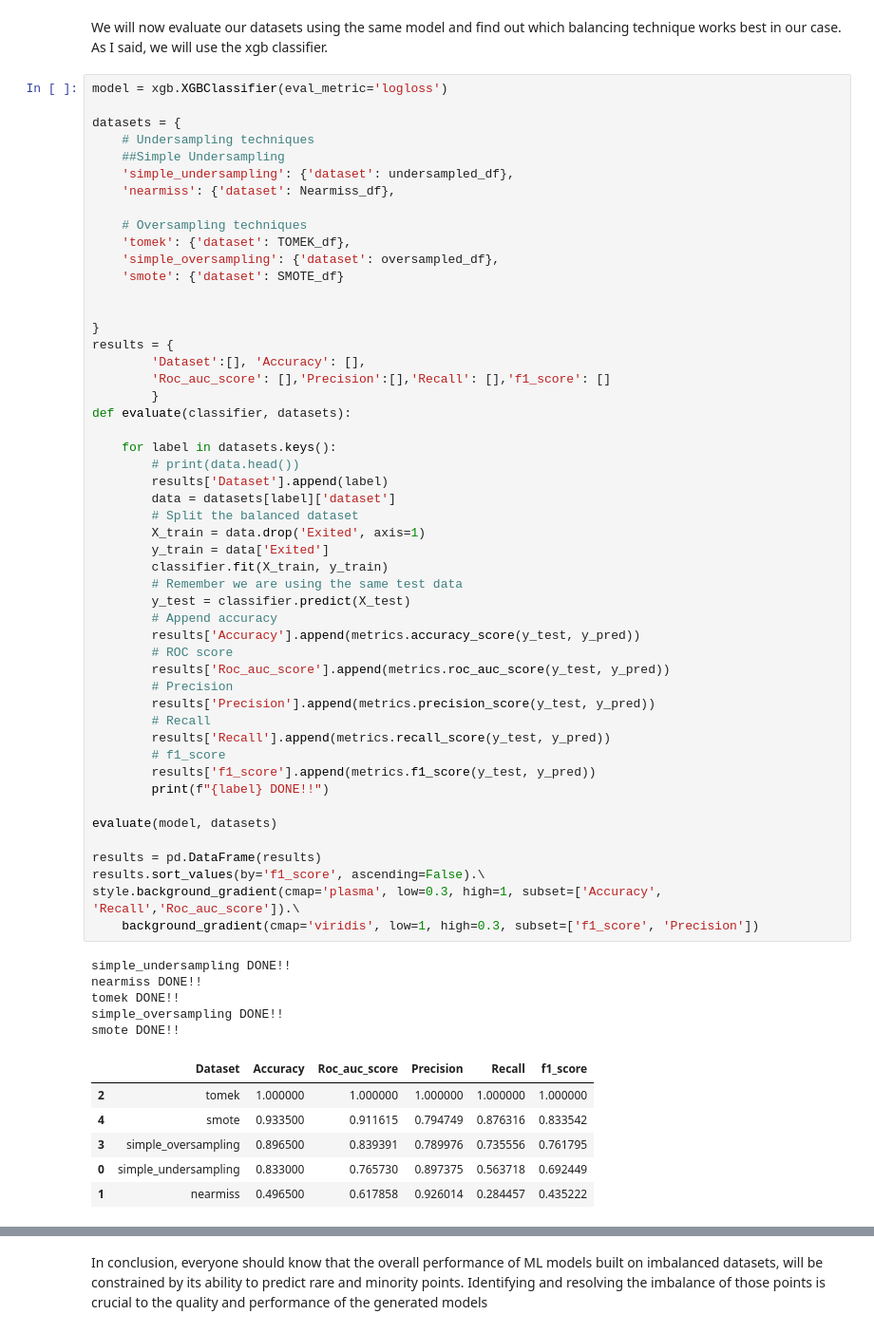
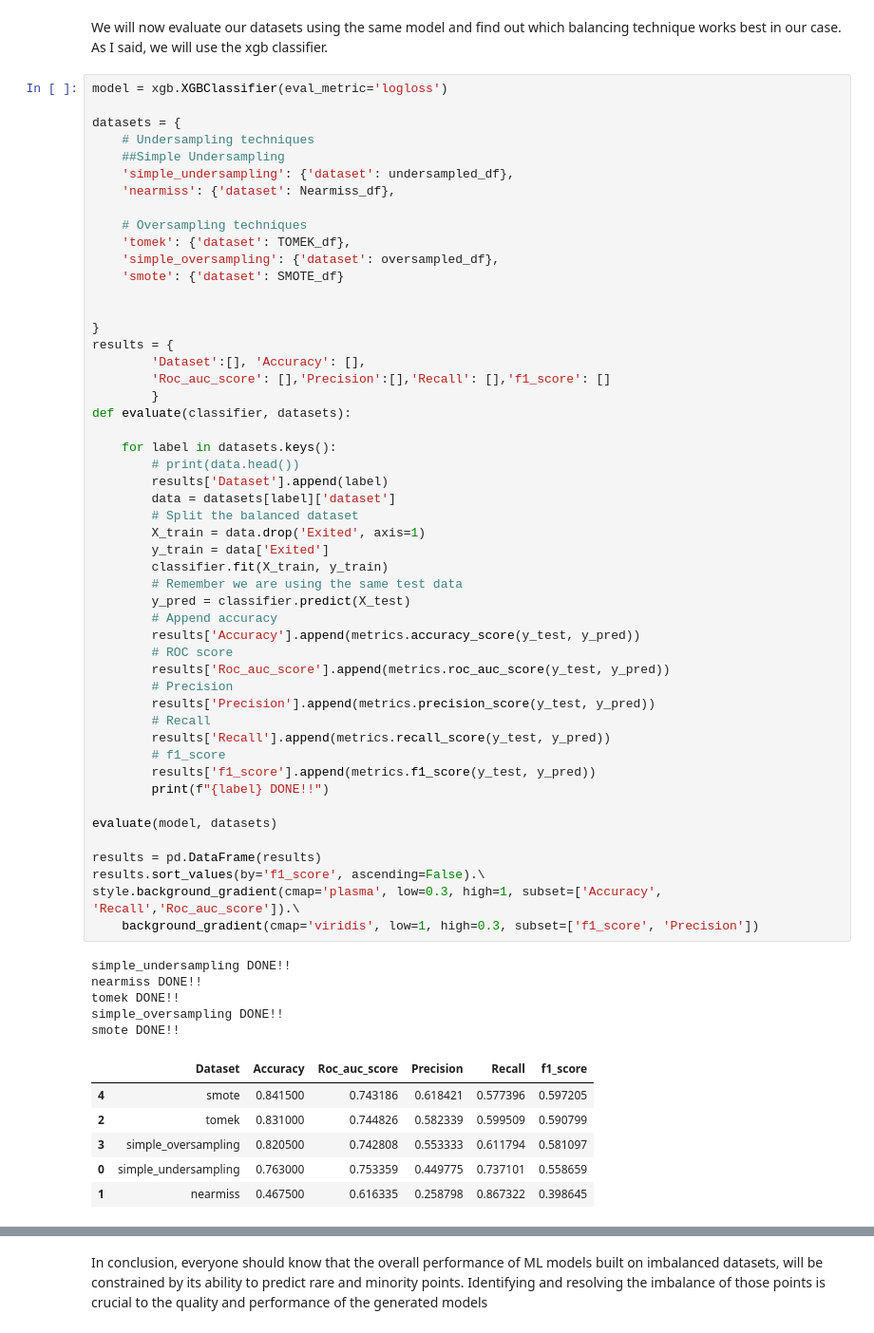
Before and after one commit to Kevin-Nduati/Bank-Customer-Churn-Modelling, a Jupyter notebook: Churn.ipynb, the cells around one changed output, grey strips where cells are left out. Shown at 95% size. Cells and saved outputs as stored; diff of their text form.

```diff
--- a/Churn.ipynb
+++ b/Churn.ipynb
@@ -501,36 +527,36 @@ def evaluate(classifier, datasets):
         # Split the balanced dataset
         X_train = data.drop('Exited', axis=1)
         y_train = data['Exited']
         classifier.fit(X_train, y_train)
         # Remember we are using the same test data
-        y_test = classifier.predict(X_test)
+        y_pred = classifier.predict(X_test)
         # Append accuracy
         results['Accuracy'].append(metrics.accuracy_score(y_test, y_pred))
         # ROC score
         results['Roc_auc_score'].append(metrics.roc_auc_score(y_test, y_pred))
         # Precision
         results['Precision'].append(metrics.precision_score(y_test, y_pred))
         # Recall
         results['Recall'].append(metrics.recall_score(y_test, y_pred))
         # f1_score
         results['f1_score'].append(metrics.f1_score(y_test, y_pred))
         print(f"{label} DONE!!")
 
 evaluate(model, datasets)
 
 results = pd.DataFrame(results)
 results.sort_values(by='f1_score', ascending=False).\
 style.background_gradient(cmap='plasma', low=0.3, high=1, subset=['Accuracy', 'Recall','Roc_auc_score']).\
     background_gradient(cmap='viridis', low=1, high=0.3, subset=['f1_score', 'Precision'])
 # %% [output]
 simple_undersampling DONE!!
 nearmiss DONE!!
 tomek DONE!!
 simple_oversampling DONE!!
 smote DONE!!
 |  | Dataset | Accuracy | Roc_auc_score | Precision | Recall | f1_score |
-| 2 | tomek | 1.000000 | 1.000000 | 1.000000 | 1.000000 | 1.000000 |
-| 4 | smote | 0.933500 | 0.911615 | 0.794749 | 0.876316 | 0.833542 |
-| 3 | simple_oversampling | 0.896500 | 0.839391 | 0.789976 | 0.735556 | 0.761795 |
-| 0 | simple_undersampling | 0.833000 | 0.765730 | 0.897375 | 0.563718 | 0.692449 |
-| 1 | nearmiss | 0.496500 | 0.617858 | 0.926014 | 0.284457 | 0.435222 |
+| 4 | smote | 0.841500 | 0.743186 | 0.618421 | 0.577396 | 0.597205 |
+| 2 | tomek | 0.831000 | 0.744826 | 0.582339 | 0.599509 | 0.590799 |
+| 3 | simple_oversampling | 0.820500 | 0.742808 | 0.553333 | 0.611794 | 0.581097 |
+| 0 | simple_undersampling | 0.763000 | 0.753359 | 0.449775 | 0.737101 | 0.558659 |
+| 1 | nearmiss | 0.467500 | 0.616335 | 0.258798 | 0.867322 | 0.398645 |
```
Also changed, not shown: parts of 14 cells of this notebook.
